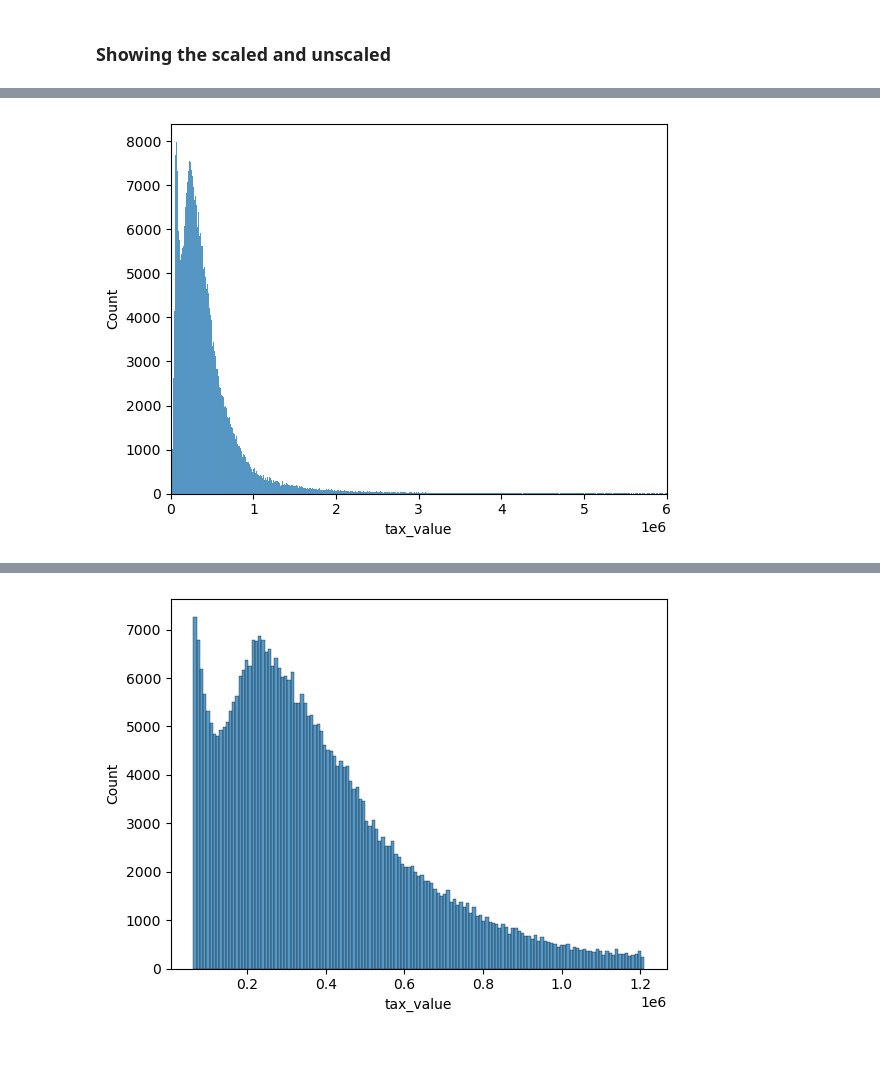
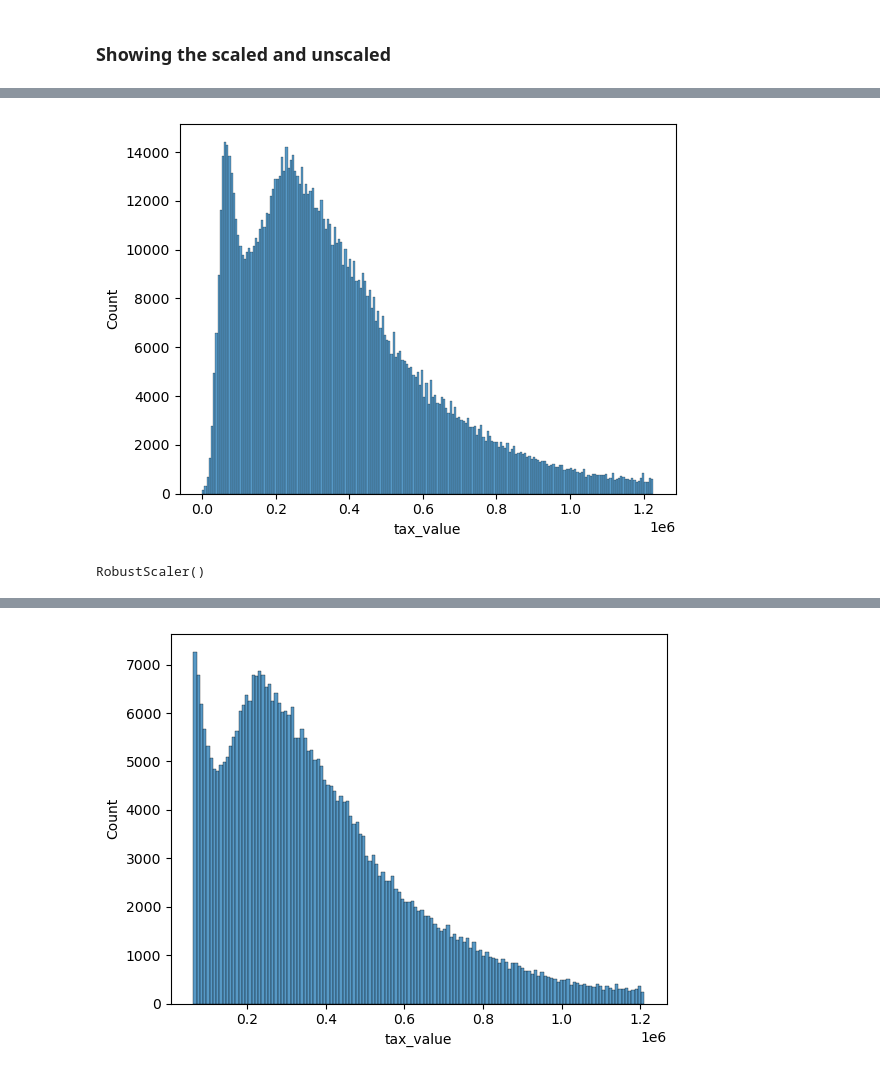
Before and after one commit to wherrickjr/regression-exercises, a Jupyter notebook: scaling.ipynb, the cells around one changed output, grey strips where cells are left out. Saved outputs shown, nothing was run; the diff lists cells and outputs as text; code cells hidden in the pictures.

```diff
--- a/scaling.ipynb
+++ b/scaling.ipynb
@@ -193,3 +196,6 @@ Data columns (total 7 columns):
  6   fips        1192919 non-null  float64
 dtypes: float64(7)
 memory usage: 72.8 MB
+# %%
+new_df = pd.DataFrame(train['tax_value'])
+new_df
@@ -195,0 +223,8 @@ memory usage: 72.8 MB
+# %%
+# Calculate the IQR
+iqr = np.quantile(new_df['tax_value'], 0.75) - np.quantile(new_df['tax_value'], 0.25)
+# %%
+new_df = new_df[new_df['tax_value'] < np.quantile(new_df['tax_value'], 0.75) + 2*iqr]
+# %%
+new_df = new_df[new_df['tax_value'] > np.quantile(new_df['tax_value'], 0.25) - 2*iqr]
+new_df
@@ -196,6 +275,5 @@ memory usage: 72.8 MB
 # %%
-sns.histplot(test['tax_value'])
-plt.xlim(0,6000000)
+sns.histplot(new_df['tax_value'])
 plt.show()
 # %% [output]
-[figure, old version]
+[figure, new version]
@@ -201,0 +284,4 @@ plt.show()
+# %%
+mm_scalar.fit(new_df[['tax_value']])
+# %% [output]
+RobustScaler()
```
Also changed, not shown: parts of 15 cells of this notebook, 1 other file.
